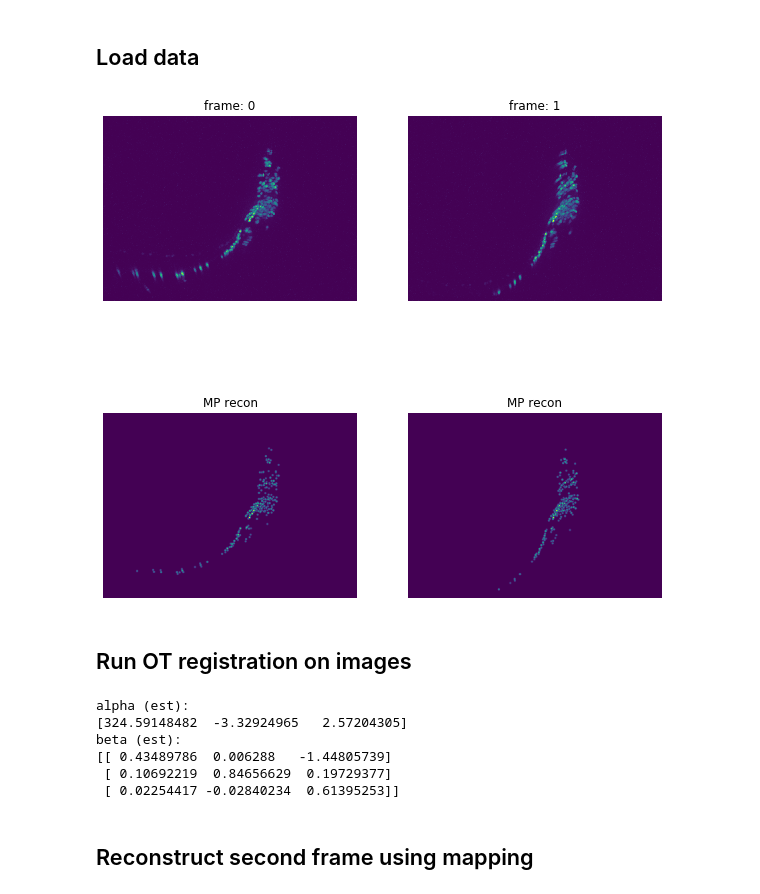
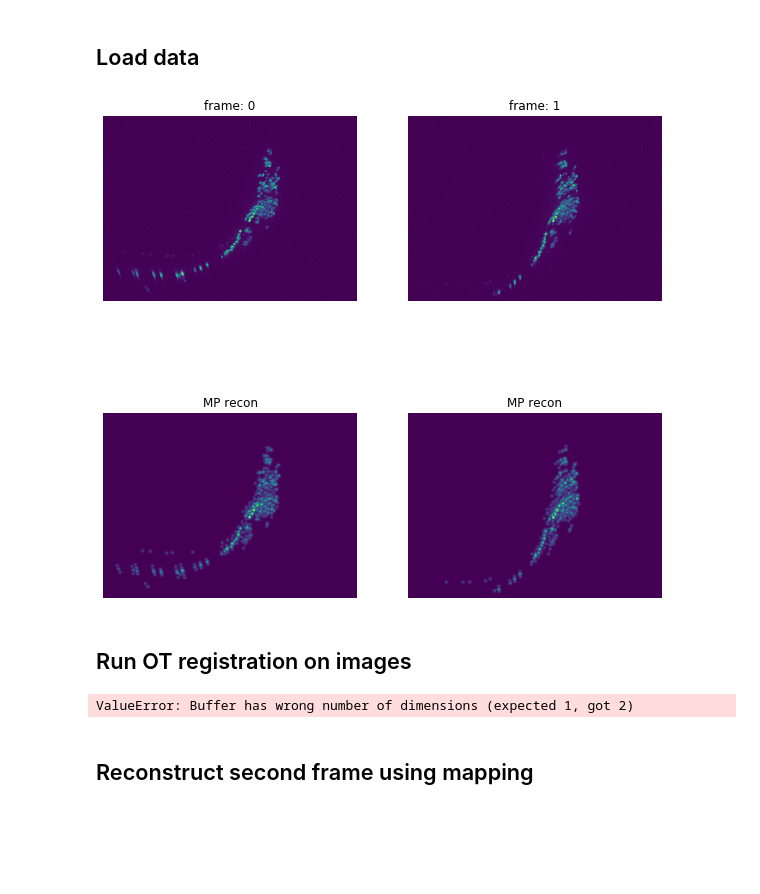
Before and after one commit to evarol/ot_tracking, a Jupyter notebook: python/notebooks/image_registration/two_frame/04_em_registration_linear.ipynb, the cells around one changed output. Saved outputs shown, nothing was run; the diff lists cells and outputs as text; code cells hidden in the pictures; blank space fills up the shorter version.

```diff
--- a/python/notebooks/image_registration/two_frame/04_em_registration_linear.ipynb
+++ b/python/notebooks/image_registration/two_frame/04_em_registration_linear.ipynb
@@ -168,43 +168,43 @@ t2 = t1 + 1
 # Load two successive frames from dataset
 img_path = '/home/mn2822/Desktop/WormOT/data/zimmer/raw/mCherry_v00065-00115.hdf5'
 with io.ZimmerReader(img_path) as reader:
+    units = reader.units
     img_1 = reader.get_frame(t1)
     img_2 = reader.get_frame(t2)
-    img_shape = img_1.shape
 
 # Load MP components
-mp_path = '/home/mn2822/Desktop/WormOT/data/zimmer/mp_components/mp_0000_0050.mat'
+mp_path = '/home/mn2822/Desktop/WormOT/data/zimmer/mp_components/mp_0000_0050.h5'
 with io.MPReader(mp_path) as reader:
     mp_1 = reader.get_frame(t1)
     mp_2 = reader.get_frame(t2)
 
 # Reconstruct images from MPs
-rec_1 = imagerep.reconstruct_mp_image(mp_1)
-rec_2 = imagerep.reconstruct_mp_image(mp_2)
+rec_1 = imagerep.reconstruct_mp_image(mp_1, units)
+rec_2 = imagerep.reconstruct_mp_image(mp_2, units)
 
 plt.figure(figsize=(10, 10))
 
 plt.subplot(221)
 plot_maxproj(img_1)
 plt.title(f'frame: {t1}')
 plt.axis('off')
 
 plt.subplot(222)
 plot_maxproj(img_2)
 plt.title(f'frame: {t2}')
 plt.axis('off');
 
 plt.subplot(223)
 plot_maxproj(rec_1)
 plt.title('MP recon')
 plt.axis('off')
 
 plt.subplot(224)
 plot_maxproj(rec_2)
 plt.title('MP recon')
 plt.axis('off');
 # %% [output]
-[figure, old version]
+[figure, new version]
 # %% [markdown]
 ## Run OT registration on images
 # %%
@@ -217,12 +217,7 @@ print(alpha)
 print('beta (est):')
 print(beta)
 # %% [output]
-alpha (est):
-[324.59148482  -3.32924965   2.57204305]
-beta (est):
-[[ 0.43489786  0.006288   -1.44805739]
- [ 0.10692219  0.84656629  0.19729377]
- [ 0.02254417 -0.02840234  0.61395253]]
+ValueError: Buffer has wrong number of dimensions (expected 1, got 2)
 # %% [markdown]
 ## Reconstruct second frame using mapping
 # %% [markdown]
```
Also changed, not shown: 13 other files.
